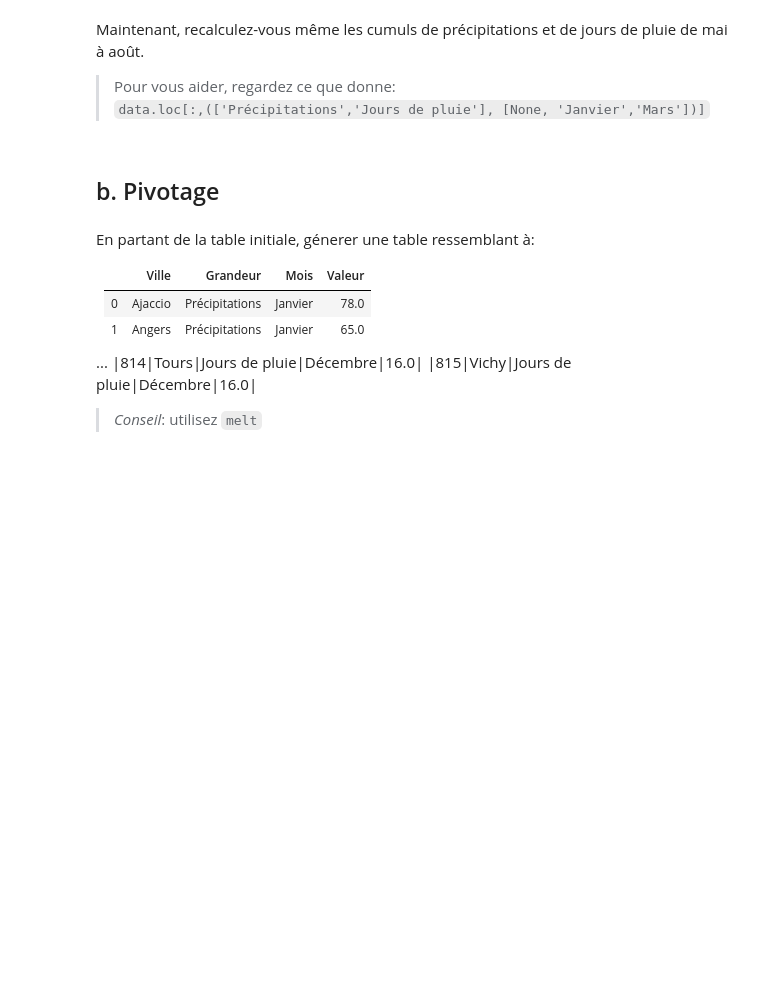
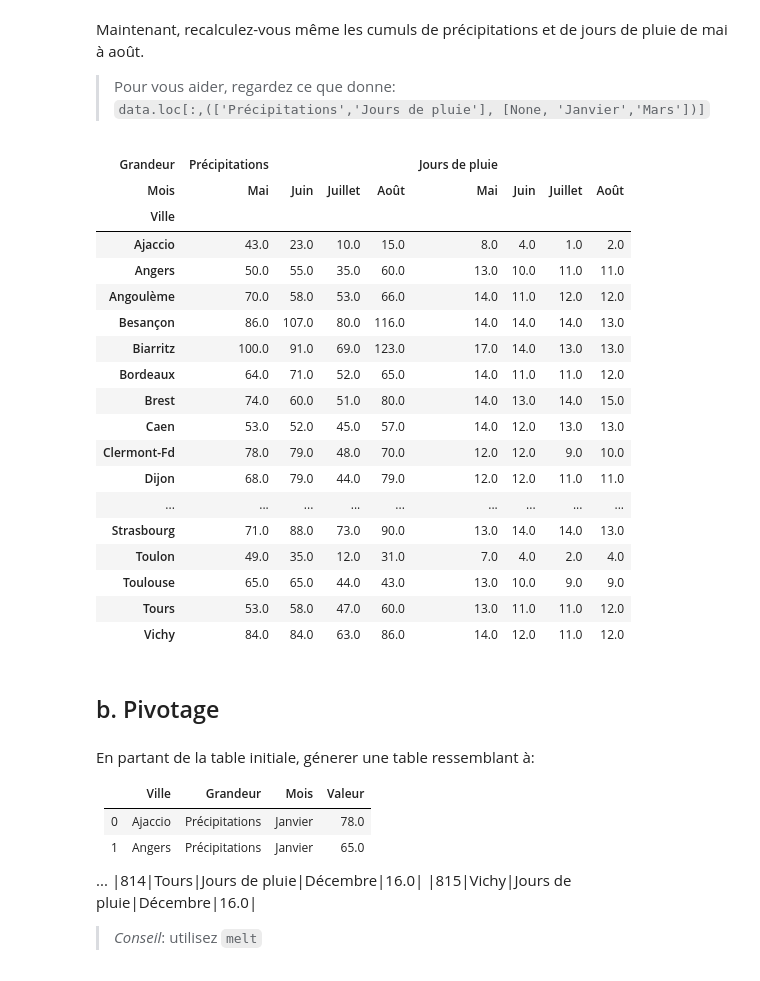
Before and after one commit to Alexandre0702/TP-Analyse-multidimentionnelle, a Jupyter notebook: TP1-pandas.ipynb, the cells around one changed output. Saved outputs shown, nothing was run; the diff lists cells and outputs as text; code cells hidden in the pictures; blank space fills up the shorter version.

```diff
--- a/TP1-pandas.ipynb
+++ b/TP1-pandas.ipynb
@@ -182,6 +335,27 @@ Maintenant, recalculez-vous même les cumuls de précipitations et de jours de p
   `data.loc[:,(['Précipitations','Jours de pluie'], [None, 'Janvier','Mars'])]`
 # %%
 # cumul des précipitations et du nombre de jours de pluie de mai à août
+data.loc[:, (["Précipitations", "Jours de pluie"], ["Mai", "Juin", "Juillet","Août"])].sum(axis=1)
+# %% [output]
+| Grandeur | Précipitations |  |  |  | Jours de pluie |  |  |  |
+| Mois | Mai | Juin | Juillet | Août | Mai | Juin | Juillet | Août |
+| Ville |  |  |  |  |  |  |  |  |
+| Ajaccio | 43.0 | 23.0 | 10.0 | 15.0 | 8.0 | 4.0 | 1.0 | 2.0 |
+| Angers | 50.0 | 55.0 | 35.0 | 60.0 | 13.0 | 10.0 | 11.0 | 11.0 |
+| Angoulème | 70.0 | 58.0 | 53.0 | 66.0 | 14.0 | 11.0 | 12.0 | 12.0 |
+| Besançon | 86.0 | 107.0 | 80.0 | 116.0 | 14.0 | 14.0 | 14.0 | 13.0 |
+| Biarritz | 100.0 | 91.0 | 69.0 | 123.0 | 17.0 | 14.0 | 13.0 | 13.0 |
+| Bordeaux | 64.0 | 71.0 | 52.0 | 65.0 | 14.0 | 11.0 | 11.0 | 12.0 |
+| Brest | 74.0 | 60.0 | 51.0 | 80.0 | 14.0 | 13.0 | 14.0 | 15.0 |
+| Caen | 53.0 | 52.0 | 45.0 | 57.0 | 14.0 | 12.0 | 13.0 | 13.0 |
+| Clermont-Fd | 78.0 | 79.0 | 48.0 | 70.0 | 12.0 | 12.0 | 9.0 | 10.0 |
+| Dijon | 68.0 | 79.0 | 44.0 | 79.0 | 12.0 | 12.0 | 11.0 | 11.0 |
+| ... | ... | ... | ... | ... | ... | ... | ... | ... |
+| Strasbourg | 71.0 | 88.0 | 73.0 | 90.0 | 13.0 | 14.0 | 14.0 | 13.0 |
+| Toulon | 49.0 | 35.0 | 12.0 | 31.0 | 7.0 | 4.0 | 2.0 | 4.0 |
+| Toulouse | 65.0 | 65.0 | 44.0 | 43.0 | 13.0 | 10.0 | 9.0 | 9.0 |
+| Tours | 53.0 | 58.0 | 47.0 | 60.0 | 13.0 | 11.0 | 11.0 | 12.0 |
+| Vichy | 84.0 | 84.0 | 63.0 | 86.0 | 14.0 | 12.0 | 11.0 | 12.0 |
 # %% [markdown]
 ## b. Pivotage
 # %% [markdown]
```
Also changed, not shown: parts of 12 cells of this notebook.
